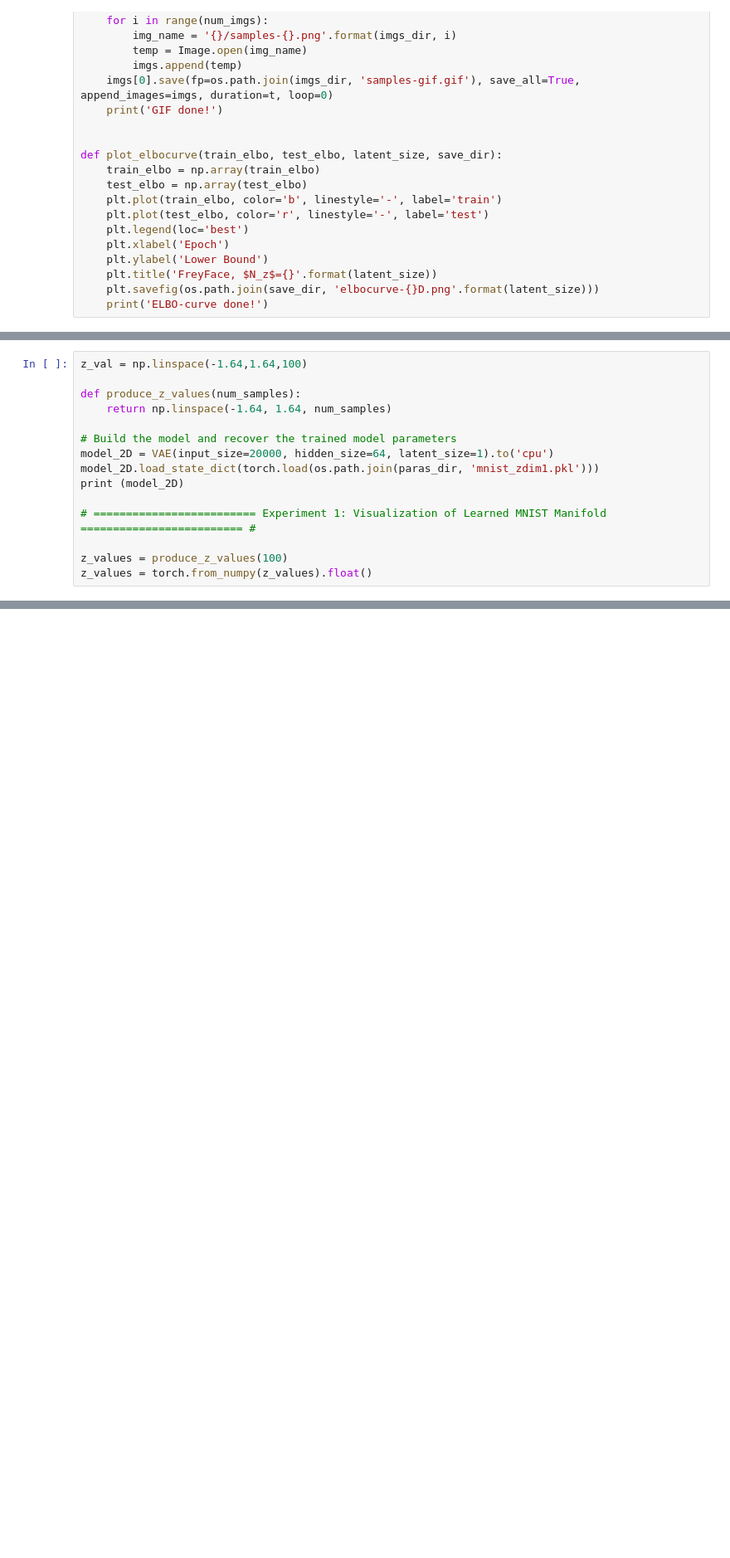
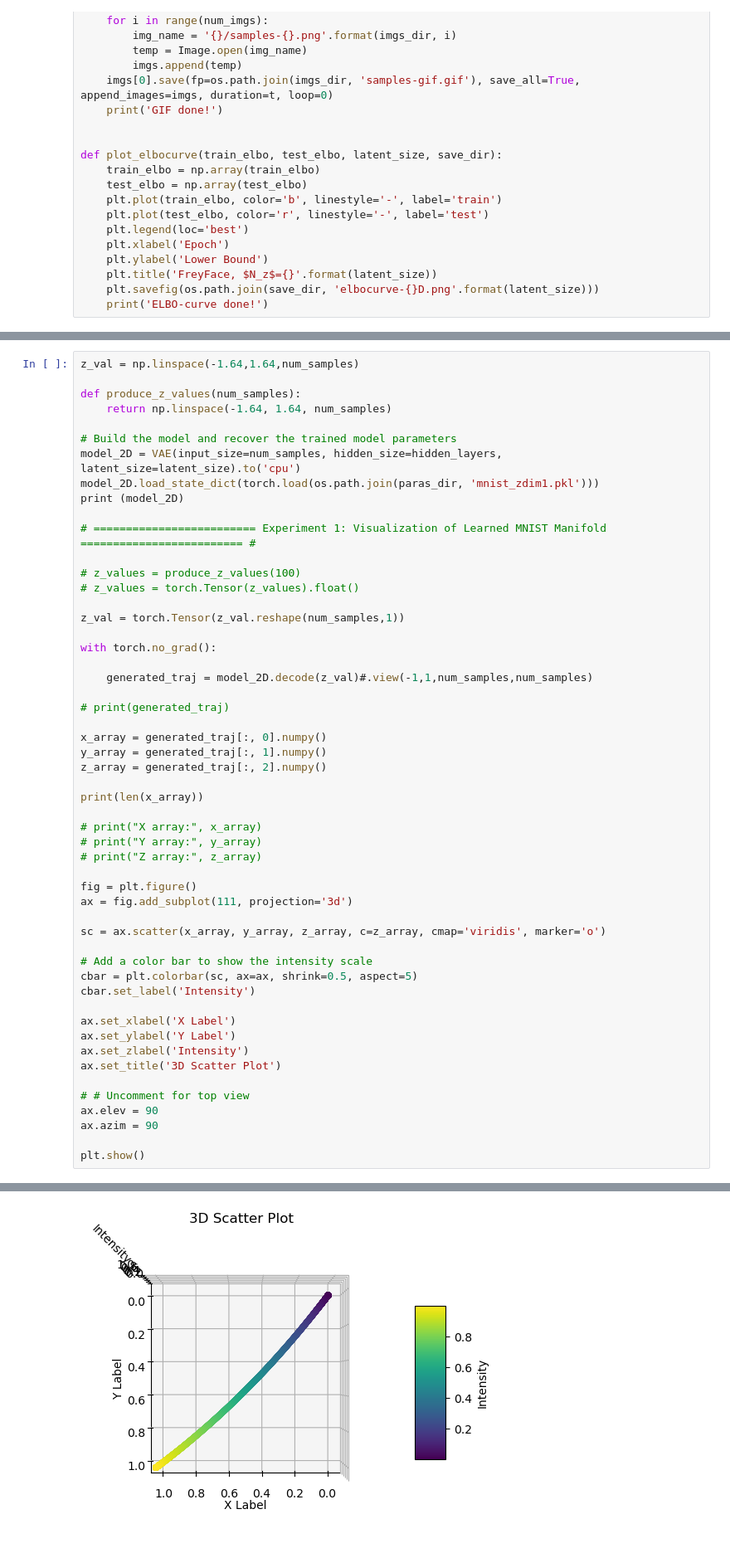
Before and after one commit to saraaldhaheri/LSMO, a Jupyter notebook: solution-manifold.ipynb, the cells around one changed output, grey strips where cells are left out. Shown: that part at 83% size. Saved outputs shown, nothing was run; the diff lists cells and outputs as text; blank space fills up the shorter version.

```diff
--- a/solution-manifold.ipynb
+++ b/solution-manifold.ipynb
@@ -468,18 +551,56 @@ ImportError: IProgress not found. Please update jupyter and ipywidgets. See http
 # %%
-z_val = np.linspace(-1.64,1.64,100)
+z_val = np.linspace(-1.64,1.64,num_samples)
 
 def produce_z_values(num_samples):
     return np.linspace(-1.64, 1.64, num_samples)
 
 # Build the model and recover the trained model parameters
-model_2D = VAE(input_size=20000, hidden_size=64, latent_size=1).to('cpu')
+model_2D = VAE(input_size=num_samples, hidden_size=hidden_layers, latent_size=latent_size).to('cpu')
 model_2D.load_state_dict(torch.load(os.path.join(paras_dir, 'mnist_zdim1.pkl')))
 print (model_2D)
 
 # ========================= Experiment 1: Visualization of Learned MNIST Manifold ========================= #
 
-z_values = produce_z_values(100)
-z_values = torch.from_numpy(z_values).float()
+# z_values = produce_z_values(100)
+# z_values = torch.Tensor(z_values).float()
+
+z_val = torch.Tensor(z_val.reshape(num_samples,1))
+
+with torch.no_grad():
+
+    generated_traj = model_2D.decode(z_val)#.view(-1,1,num_samples,num_samples)
+
+# print(generated_traj)
+
+x_array = generated_traj[:, 0].numpy()
+y_array = generated_traj[:, 1].numpy()
+z_array = generated_traj[:, 2].numpy()
+
+print(len(x_array))
+
+# print("X array:", x_array)
+# print("Y array:", y_array)
+# print("Z array:", z_array)
+
+fig = plt.figure()
+ax = fig.add_subplot(111, projection='3d')
+
+sc = ax.scatter(x_array, y_array, z_array, c=z_array, cmap='viridis', marker='o')
+
+# Add a color bar to show the intensity scale
+cbar = plt.colorbar(sc, ax=ax, shrink=0.5, aspect=5)
+cbar.set_label('Intensity')
+
+ax.set_xlabel('X Label')
+ax.set_ylabel('Y Label')
+ax.set_zlabel('Intensity')
+ax.set_title('3D Scatter Plot')
+
+# # Uncomment for top view
+ax.elev = 90
+ax.azim = 90
+
+plt.show()
 # %% [output]
 VAE(
   (fc1): Linear(in_features=20000, out_features=64, bias=True)
@@ -491,0 +614 @@ VAE(
+[figure, added]
```
Also changed, not shown: parts of 27 cells of this notebook, 1 other file.
